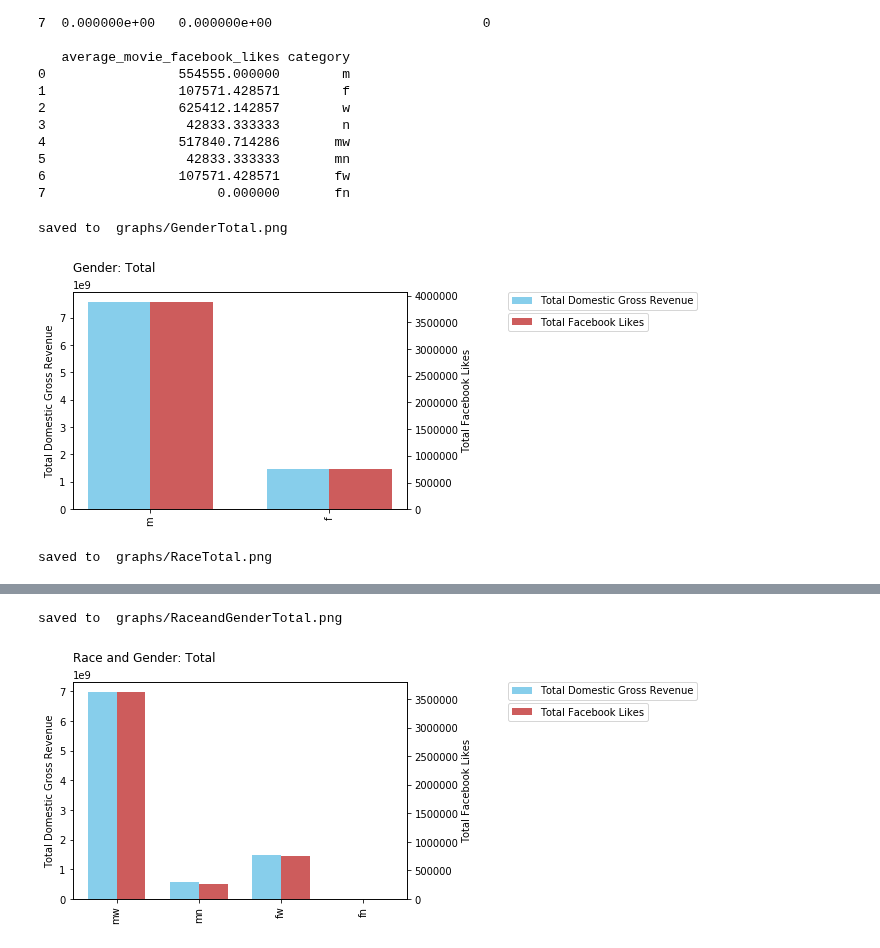
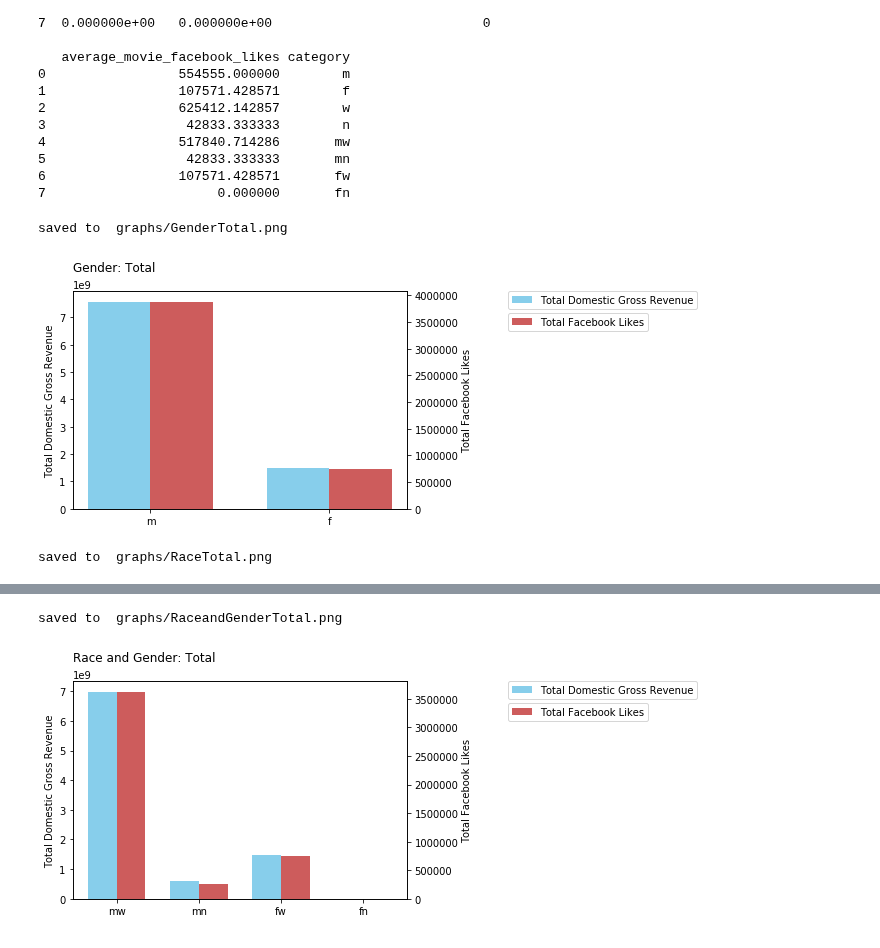
Before and after one commit to Data-Science-HTW/diversity-in-movies, a Jupyter notebook: Diversity in Movies.ipynb, the cells around one changed output, grey strips where cells are left out. Cells and saved outputs as stored; diff of their text form; code cells hidden in the pictures.

Commit message:
fixed problem with vertical x labels

```diff
--- a/Diversity in Movies.ipynb
+++ b/Diversity in Movies.ipynb
@@ -197,7 +197,7 @@ Movies with non white lead actors, 0-values added for completeness
 # Part 2: Bar diagrams for overall development
 
 # The following function creates a bar chart with two y-Axis and one x-Axis.
-def vis_bar(title, x_axis, y_axis1, y_label1, y_axis2, y_label2):
+def vis_bar(title, x_axis, y_axis1, y_label1, y_axis2, y_label2, *positional_parameters, **keyword_parameters):
     ind = np.arange(len(x_axis))
     width = 0.35  # the width of the bars
 
@@ -221,8 +221,10 @@ def vis_bar(title, x_axis, y_axis1, y_label1, y_axis2, y_label2):
 
     plt.title(label=title, pad=20.0, loc='left')
 
-    #https://stackoverflow.com/questions/12273712/matplotlib-xticks-labels-overlap
-    plt.setp(ax.get_xticklabels(), fontsize=10, rotation='vertical')
+    #https://stackoverflow.com/questions/14017996/is-there-a-way-to-pass-optional-parameters-to-a-function
+    if('horizontal_xlabels' not in keyword_parameters):
+        #https://stackoverflow.com/questions/12273712/matplotlib-xticks-labels-overlap
+        plt.setp(ax.get_xticklabels(), fontsize=10, rotation='vertical')
 
     path='graphs/' + title.replace(" ", "").replace("*", "").replace(":", "") + '.png'
     fig.savefig(path, transparent=True, bbox_inches='tight') #save the graph
@@ -296,17 +298,17 @@ r = statisticalResults[(statisticalResults.category == 'w') | (statisticalResult
 gr = statisticalResults[(statisticalResults.category == 'mw') | (statisticalResults.category == 'fw') | (statisticalResults.category == 'mn') | (statisticalResults.category == 'fn')]
 # %%
 #Part 4: Compare total dgr & fb likes per categories with bar diagrams
-vis_bar(title='Gender: Total', x_axis=g['category'], y_axis1=g['total_gross'], y_label1='Total Domestic Gross Revenue', y_axis2=g['total_movie_facebook_likes'], y_label2='Total Facebook Likes')
-vis_bar(title='Race: Total', x_axis=r['category'], y_axis1=r['total_gross'], y_label1='Total Domestic Gross Revenue', y_axis2=r['total_movie_facebook_likes'], y_label2='Total Facebook Likes')
+vis_bar(title='Gender: Total', x_axis=g['category'], y_axis1=g['total_gross'], y_label1='Total Domestic Gross Revenue', y_axis2=g['total_movie_facebook_likes'], y_label2='Total Facebook Likes', horizontal_xlabels=True)
+vis_bar(title='Race: Total', x_axis=r['category'], y_axis1=r['total_gross'], y_label1='Total Domestic Gross Revenue', y_axis2=r['total_movie_facebook_likes'], y_label2='Total Facebook Likes', horizontal_xlabels=True)
 
-vis_bar(title='Race and Gender: Total', x_axis=gr['category'], y_axis1=gr['total_gross'], y_label1='Total Domestic Gross Revenue', y_axis2=gr['total_movie_facebook_likes'], y_label2='Total Facebook Likes')
+vis_bar(title='Race and Gender: Total', x_axis=gr['category'], y_axis1=gr['total_gross'], y_label1='Total Domestic Gross Revenue', y_axis2=gr['total_movie_facebook_likes'], y_label2='Total Facebook Likes', horizontal_xlabels=True)
 # %% [output]
 saved to  graphs/GenderTotal.png
-[figure, old version]
+[figure, new version]
 saved to  graphs/RaceTotal.png
 [figure]
 saved to  graphs/RaceandGenderTotal.png
-[figure, old version]
+[figure, new version]
 # %%
 #Part 4: Compare total dgr & fb likes per categories with pie diagrams
 # vis_pie(title='Gender: Gross: Total', legend=g['category'], value=g['gross_total'], label='Total Domestic Gross Revenue')
```
Also changed, not shown: parts of 1 cell of this notebook, 6 other files.
